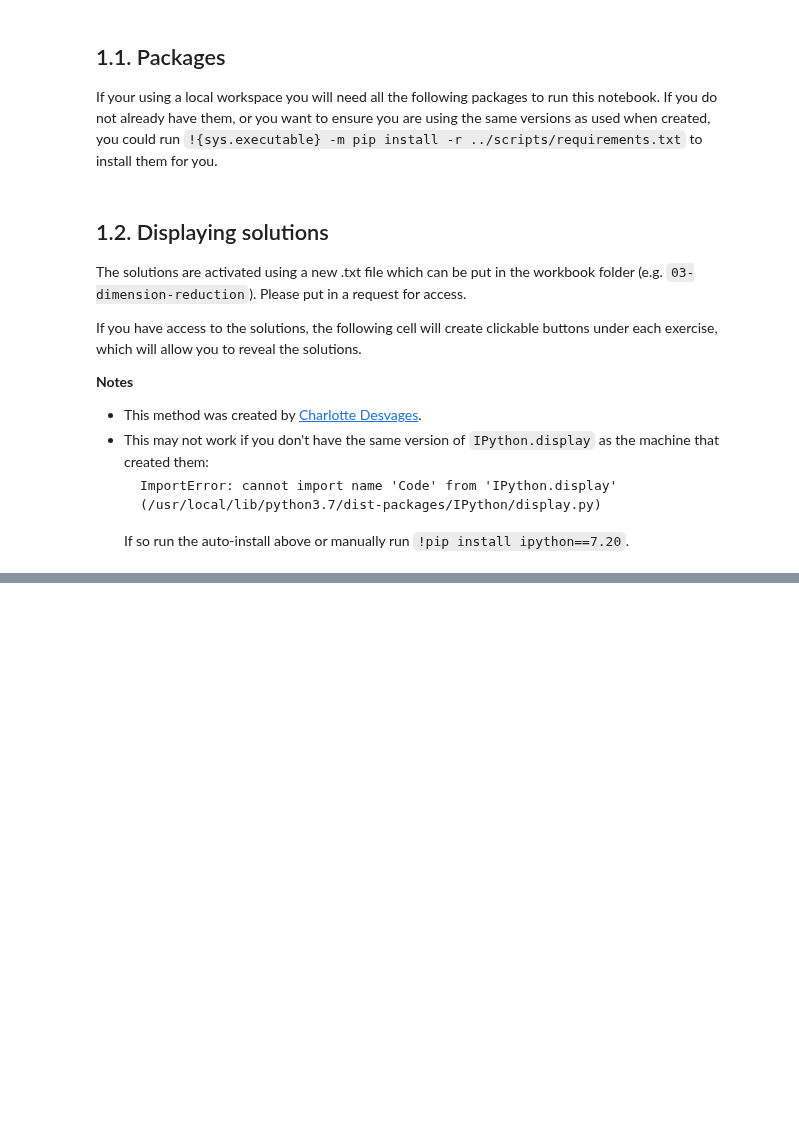
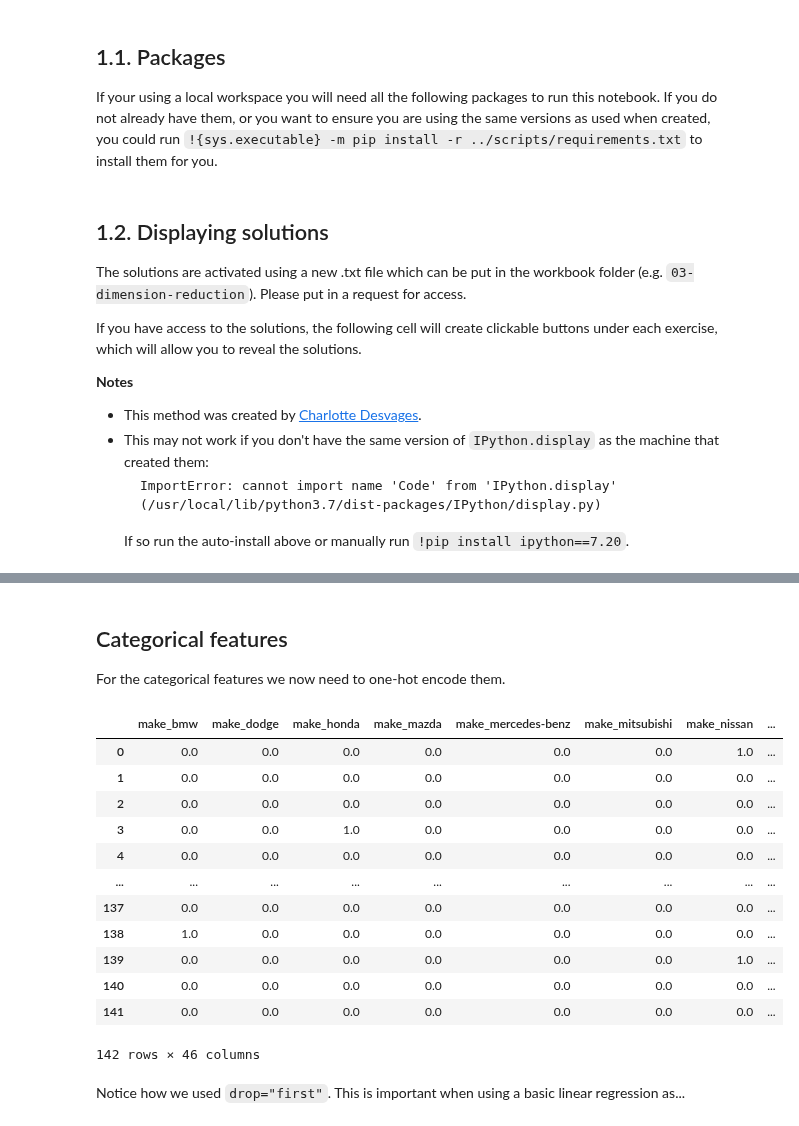
Before and after one commit to Eldave93/machine-learning-workbooks, a Jupyter notebook: 03-dimension-reduction/03_workbook.ipynb, the cells around one changed output, grey strips where cells are left out. Cells and saved outputs as stored; diff of their text form; code cells hidden in the pictures; blank space fills up the shorter version.

```diff
--- a/03-dimension-reduction/03_workbook.ipynb
+++ b/03-dimension-reduction/03_workbook.ipynb
@@ -1105,0 +226,12 @@ tidy_scores(cross_validate(lin_pipe, pd.DataFrame(X_train.loc[:,mis]), y_train,
+# %%
+from sklearn.model_selection import train_test_split
+
+train_set, test_set = train_test_split(cars_df, random_state=42, test_size=0.2)
+
+X_train, y_train = train_set.drop("price", axis=1), train_set["price"]
+X_test, y_test = test_set.drop("price", axis=1), test_set["price"]
+
+print(X_train.shape)
+print(y_train.shape)
+print(X_test.shape)
+print(y_test.shape)
@@ -1105,0 +295,3 @@ tidy_scores(cross_validate(lin_pipe, pd.DataFrame(X_train.loc[:,mis]), y_train,
+# %%
+cat_feats.remove("num-of-cylinders")
+cat_feats.remove("num-of-doors")
@@ -1105,0 +304,4 @@ tidy_scores(cross_validate(lin_pipe, pd.DataFrame(X_train.loc[:,mis]), y_train,
+# %%
+low_variation = ['engine-location', 'fuel-system', 'make']
+for feat_name in low_variation:
+    display(cars_df[feat_name].value_counts())
@@ -1105,0 +348,15 @@ tidy_scores(cross_validate(lin_pipe, pd.DataFrame(X_train.loc[:,mis]), y_train,
+# %%
+def remove_low_levels(X,y):
+    df_ = pd.concat([X,y], axis=1)
+    remove_str = "mfi|spfi|jaguar|porsche|mercury|isuzu|chevrolet|alfa-romero"
+    for feat_name in df_.columns:
+        df_[feat_name] = df_[feat_name].replace(remove_str, np.NaN, regex=True)
+
+    df_.dropna(inplace = True)
+    return df_.iloc[:,:-1], df_.iloc[:,-1]
+
+X_train, y_train = remove_low_levels(X_train, y_train)
+X_test, y_test = remove_low_levels(X_test[cat_feats], y_test)
+
+display(X_train['fuel-system'].value_counts())
+display(X_train['make'].value_counts())
@@ -1105,0 +386,30 @@ tidy_scores(cross_validate(lin_pipe, pd.DataFrame(X_train.loc[:,mis]), y_train,
+# %% [markdown]
+## Categorical features
+
+For the categorical features we now need to one-hot encode them.
+# %%
+from sklearn.preprocessing import OneHotEncoder
+onehot_transform = ColumnTransformer(
+    [("encode", OneHotEncoder(drop="first"), cat_feats)], remainder="passthrough").fit(X_train)
+
+X_train_ = pd.DataFrame(onehot_transform.transform(X_train), columns = onehot_transform.get_feature_names_out())
+
+X_train_.columns = X_train_.columns.str.replace('encode__', '')
+X_train_.columns = X_train_.columns.str.replace('remainder__', '')
+X_train_
+# %% [output]
+|  | make_bmw | make_dodge | make_honda | make_mazda | make_mercedes-benz | make_mitsubishi | make_nissan | ... |
+| 0 | 0.0 | 0.0 | 0.0 | 0.0 | 0.0 | 0.0 | 1.0 | ... |
+| 1 | 0.0 | 0.0 | 0.0 | 0.0 | 0.0 | 0.0 | 0.0 | ... |
+| 2 | 0.0 | 0.0 | 0.0 | 0.0 | 0.0 | 0.0 | 0.0 | ... |
+| 3 | 0.0 | 0.0 | 1.0 | 0.0 | 0.0 | 0.0 | 0.0 | ... |
+| 4 | 0.0 | 0.0 | 0.0 | 0.0 | 0.0 | 0.0 | 0.0 | ... |
+| ... | ... | ... | ... | ... | ... | ... | ... | ... |
+| 137 | 0.0 | 0.0 | 0.0 | 0.0 | 0.0 | 0.0 | 0.0 | ... |
+| 138 | 1.0 | 0.0 | 0.0 | 0.0 | 0.0 | 0.0 | 0.0 | ... |
+| 139 | 0.0 | 0.0 | 0.0 | 0.0 | 0.0 | 0.0 | 1.0 | ... |
+| 140 | 0.0 | 0.0 | 0.0 | 0.0 | 0.0 | 0.0 | 0.0 | ... |
+| 141 | 0.0 | 0.0 | 0.0 | 0.0 | 0.0 | 0.0 | 0.0 | ... |
+142 rows × 46 columns
+# %% [markdown]
+Notice how we used `drop="first"`. This is important when using a basic linear regression as...
```
Also changed, not shown: parts of 96 cells of this notebook, 7 other files.
